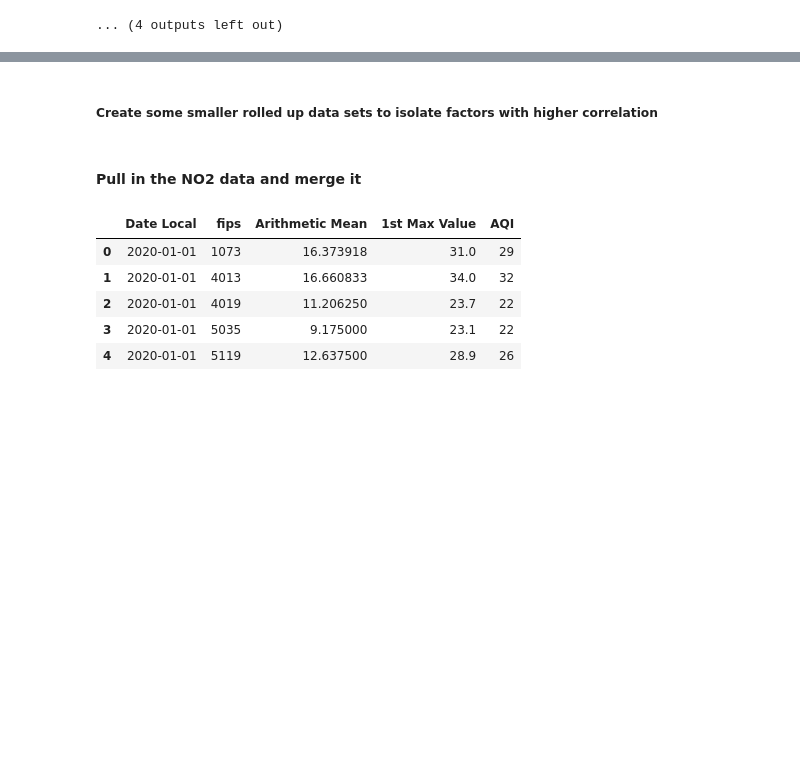
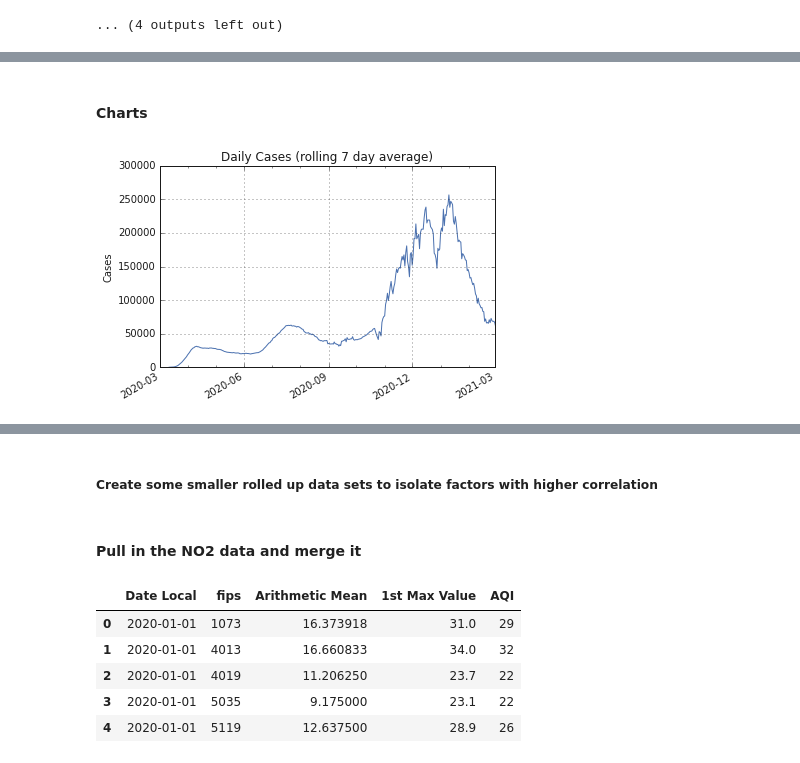
Before and after one commit to richstrouss/capstone, a Jupyter notebook: data/covid/covid_data_analysis.ipynb, the cells around one changed output, grey strips where cells are left out. Cells and saved outputs as stored; diff of their text form; code cells hidden in the pictures; blank space fills up the shorter version.

```diff
--- a/data/covid/covid_data_analysis.ipynb
+++ b/data/covid/covid_data_analysis.ipynb
@@ -13,6 +13,13 @@ from pyspark.sql import SparkSession
 import findspark
 import numpy as np
 from scipy.stats import pearsonr
+import seaborn as sns
+import matplotlib.pyplot as plt
+import matplotlib.dates as mdates
+
+
+plt.style.use('classic')
+%matplotlib inline
 
 
 from ipynb.fs.full.covid_data_collection import get_counties_df, get_county_stats_df
@@ -245,6 +252,8 @@ sdf_filtered['gte_65_percent'] = sdf_filtered['MaleAndFemale_AtLeast65_Populatio
 sdf_filtered['lt_18_percent'] = sdf_filtered['MaleAndFemale_Under18_Population.data']/sdf_filtered['latestTotalPopulation']
 sdf_filtered['employed_percent'] = sdf_filtered['BLS_EmployedPopulation.data']/sdf_filtered['BLS_LaborForcePopulation.data']
 sdf_filtered['unemployed_percent'] = sdf_filtered['BLS_UnemployedPopulation.data']/sdf_filtered['BLS_LaborForcePopulation.data']
+
+sdf_filtered_all_columns = sdf_filtered.copy()
 
 sdf_filtered.drop(columns=['JHU_ConfirmedCases.data', 'JHU_ConfirmedCases.missing',
        'NYT_ConfirmedCases.data', 'NYT_ConfirmedCases.missing',
@@ -597,0 +573,48 @@ display(corr)
+# %% [markdown]
+#### Charts
+# %%
+sns.set()
+# %%
+# plt.plot(rollup_by_date_all_columns.index, rollup_by_date_all_columns.jhu_daily_cases_rolling_7, 'b')
+# plt.plot(rollup_by_date_all_columns.index, rollup_by_date_all_columns.jhu_daily_death_rolling_7, 'r')
+# plt.show()
+
+rollup_by_date_all_columns['date'] = pd.to_datetime(rollup_by_date_all_columns.index)
+data = rollup_by_date_all_columns
+
+
+fig, ax = plt.subplots()
+ax.plot('date', 'jhu_daily_cases_rolling_7', data=data)
+
+# Major ticks every quarter
+fmt_quarter = mdates.MonthLocator(interval=3)
+ax.xaxis.set_major_locator(fmt_quarter)
+
+# Minor ticks every month.
+fmt_month = mdates.MonthLocator()
+ax.xaxis.set_minor_locator(fmt_month)
+
+# Text in the x axis will be displayed in 'YYYY-mm' format.
+ax.xaxis.set_major_formatter(mdates.DateFormatter('%Y-%m'))
+
+# Round to nearest years.
+datemin = np.datetime64(data['date'][0], 'M')
+datemax = np.datetime64(data['date'][-1], 'M')
+ax.set_xlim(datemin, datemax)
+
+# Format the coords message box, i.e. the numbers displayed as the cursor moves
+# across the axes within the interactive GUI.
+ax.format_xdata = mdates.DateFormatter('%Y-%m')
+# ax.format_ydata = lambda x: f'${x:.2f}'  # Format the price.
+ax.grid(True)
+
+# Rotates and right aligns the x labels, and moves the bottom of the
+# axes up to make room for them.
+fig.autofmt_xdate()
+
+plt.title('Daily Cases (rolling 7 day average)')
+plt.ylabel('Cases')
+
+plt.show()
+# %% [output]
+[figure, added]
```
Also changed, not shown: parts of 6 cells of this notebook.
